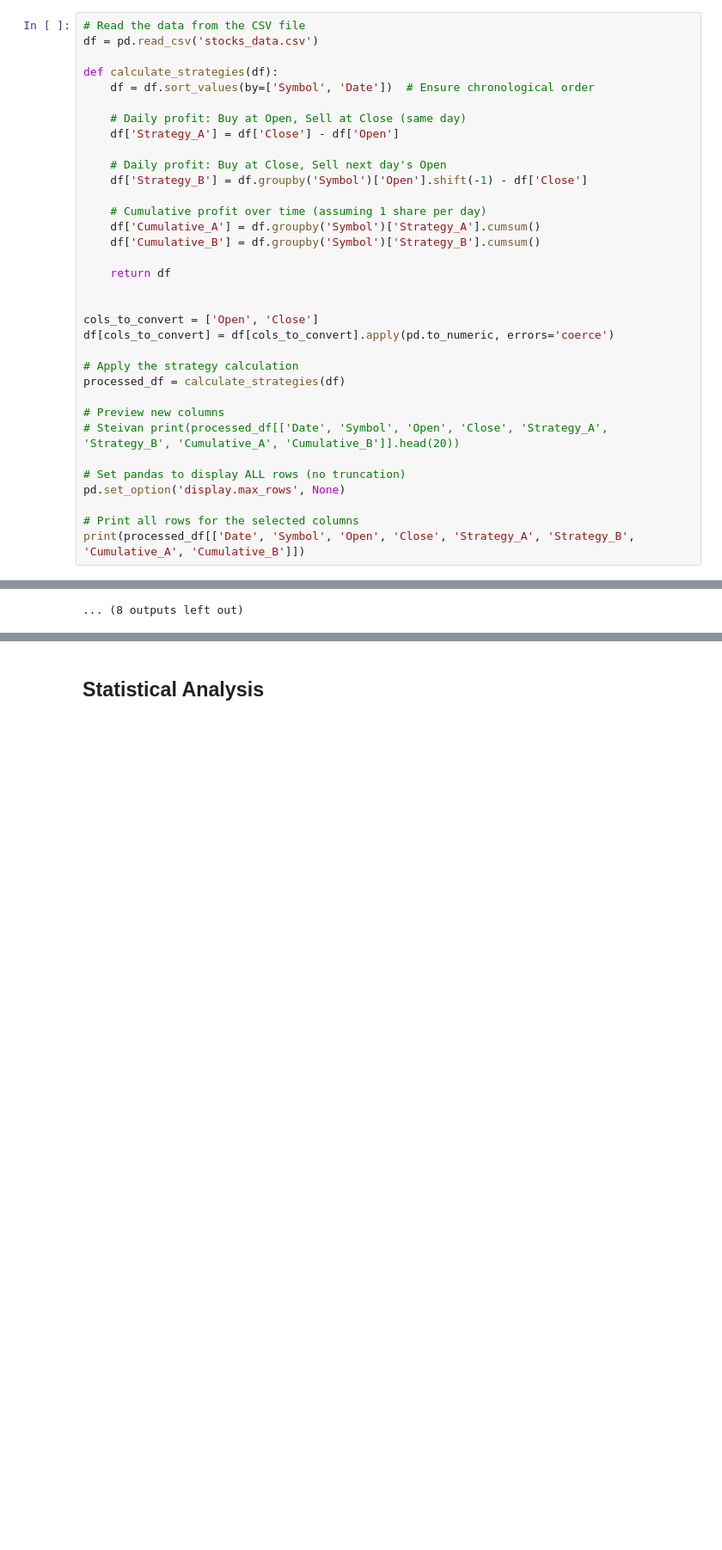
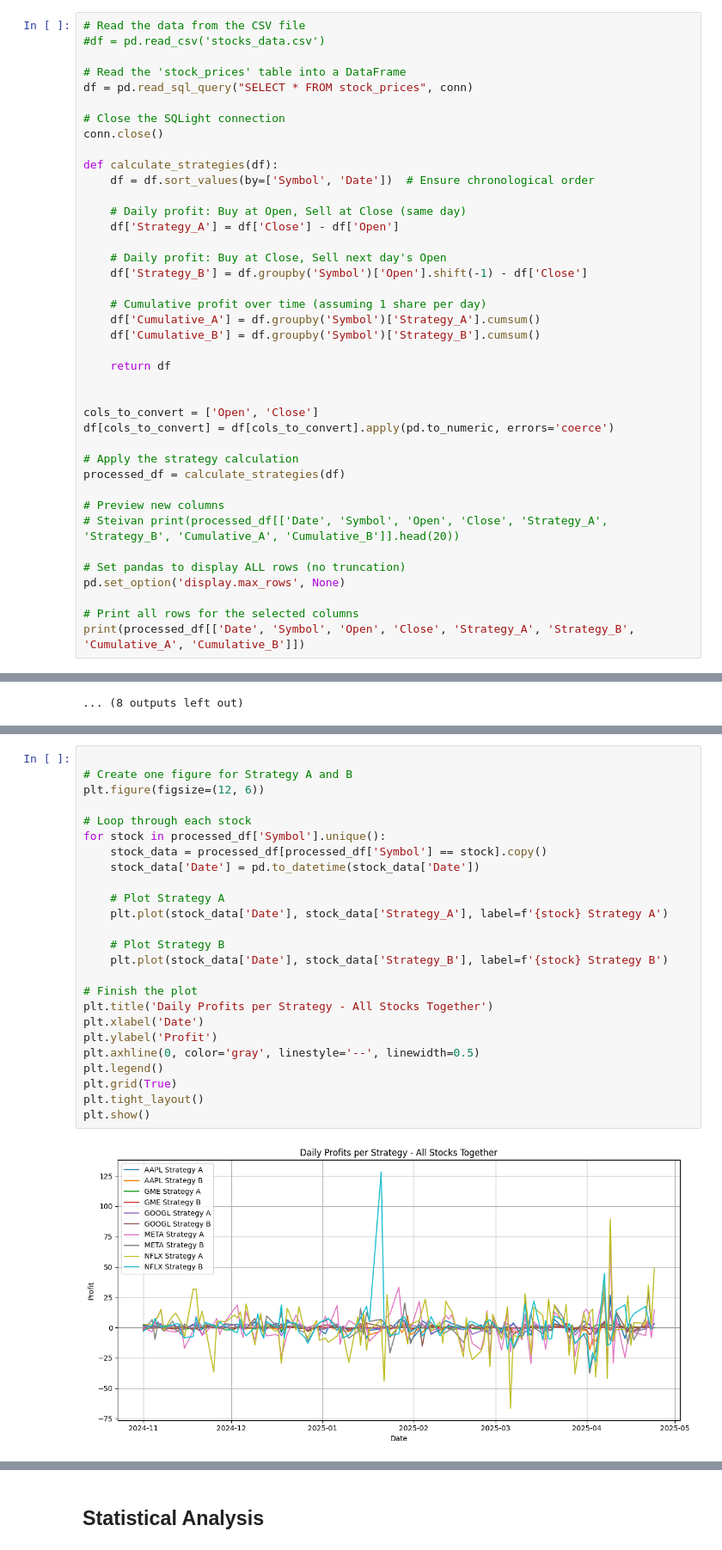
Before and after one commit to buehlana/Scientific-Programming_GroupProject, a Jupyter notebook: code.ipynb, the cells around one changed output, grey strips where cells are left out. Shown at 86% size. Drawn from its saved outputs; the diff is of its cells as text; blank space fills up the shorter version.

```diff
--- a/code.ipynb
+++ b/code.ipynb
@@ -162,6 +192,12 @@ TO CHECK ??? Strategy A and Strategy B - Comparison ---- changed by Ana
 # %%
 # Read the data from the CSV file
-df = pd.read_csv('stocks_data.csv')
+#df = pd.read_csv('stocks_data.csv')
+
+# Read the 'stock_prices' table into a DataFrame
+df = pd.read_sql_query("SELECT * FROM stock_prices", conn)
+
+# Close the SQLight connection
+conn.close()
 
 def calculate_strategies(df):
     df = df.sort_values(by=['Symbol', 'Date'])  # Ensure chronological order
@@ -348,0 +387,27 @@ GOOGL - Missing values in Strategy B: 1
+# %%
+
+# Create one figure for Strategy A and B
+plt.figure(figsize=(12, 6))
+
+# Loop through each stock
+for stock in processed_df['Symbol'].unique():
+    stock_data = processed_df[processed_df['Symbol'] == stock].copy()
+    stock_data['Date'] = pd.to_datetime(stock_data['Date'])
+
+    # Plot Strategy A
+    plt.plot(stock_data['Date'], stock_data['Strategy_A'], label=f'{stock} Strategy A')
+
+    # Plot Strategy B
+    plt.plot(stock_data['Date'], stock_data['Strategy_B'], label=f'{stock} Strategy B')
+
+# Finish the plot
+plt.title('Daily Profits per Strategy - All Stocks Together')
+plt.xlabel('Date')
+plt.ylabel('Profit')
+plt.axhline(0, color='gray', linestyle='--', linewidth=0.5)
+plt.legend()
+plt.grid(True)
+plt.tight_layout()
+plt.show()
+# %% [output]
+[figure, added]
```
Also changed, not shown: parts of 14 cells of this notebook, 5 other files.
